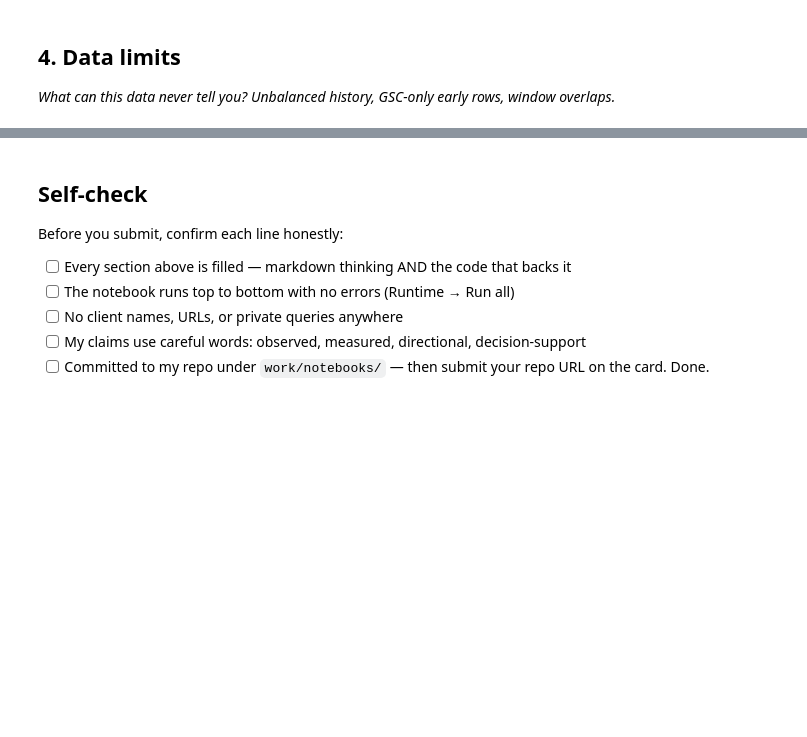
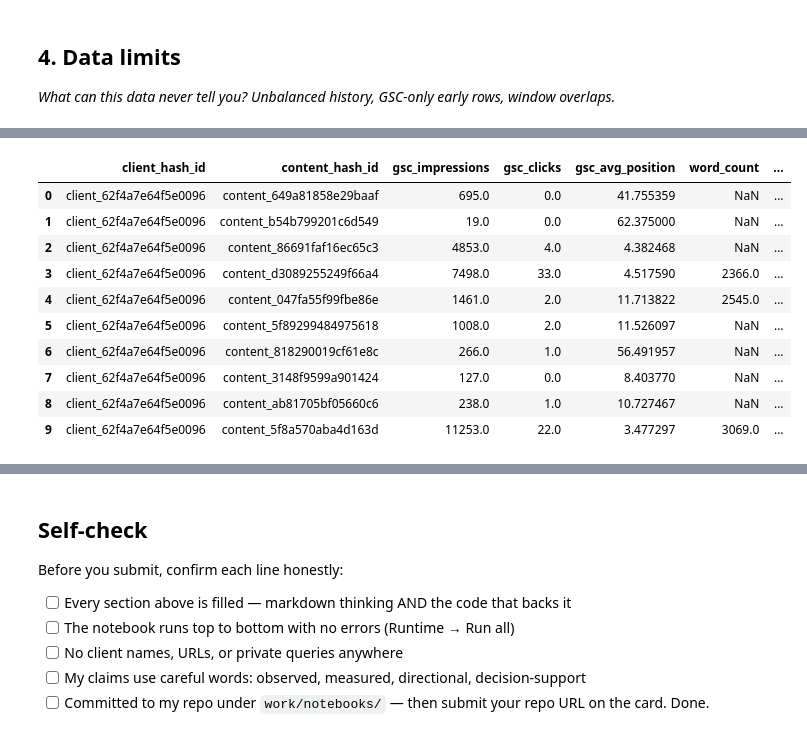
Before and after one commit to MuhammadAhmed196/flyrank-ml-internship, a Jupyter notebook: work/notebooks/w03_data_contract.ipynb, the cells around one changed output, grey strips where cells are left out. Drawn from its saved outputs; the diff is of its cells as text; code cells hidden in the pictures; blank space fills up the shorter version.

```diff
--- a/work/notebooks/w03_data_contract.ipynb
+++ b/work/notebooks/w03_data_contract.ipynb
@@ -36,0 +298,80 @@ This skeleton is yours to fill. Work the sections **in order** — each one has
+# %%
+# Register April table in DuckDB
+con.register("april_2026", tables["april_2026"])
+
+# Build a future-outcome proxy using average daily impressions.
+# This avoids comparing a 31-day March total against a 30-day April total.
+
+model_frame = con.execute("""
+    WITH march_monthly AS (
+        SELECT
+            client_hash_id,
+            content_hash_id,
+            AVG(gsc_impressions) AS march_avg_daily_impressions
+        FROM march_2026
+        WHERE gsc_data_available IS TRUE
+        GROUP BY
+            client_hash_id,
+            content_hash_id
+    ),
+
+    april_monthly AS (
+        SELECT
+            client_hash_id,
+            content_hash_id,
+            AVG(gsc_impressions) AS april_avg_daily_impressions
+        FROM april_2026
+        WHERE gsc_data_available IS TRUE
+        GROUP BY
+            client_hash_id,
+            content_hash_id
+    )
+
+    SELECT
+        f.client_hash_id,
+        f.content_hash_id,
+
+        f.gsc_impressions,
+        f.gsc_clicks,
+        f.gsc_avg_position,
+        f.word_count,
+        f.search_volume,
+
+        m.march_avg_daily_impressions,
+        a.april_avg_daily_impressions,
+
+        CASE
+            WHEN a.april_avg_daily_impressions
+                 < m.march_avg_daily_impressions
+            THEN 1
+            ELSE 0
+        END AS is_declining_target
+
+    FROM march_page_features AS f
+
+    INNER JOIN march_monthly AS m
+        ON f.client_hash_id = m.client_hash_id
+       AND f.content_hash_id = m.content_hash_id
+
+    INNER JOIN april_monthly AS a
+        ON f.client_hash_id = a.client_hash_id
+       AND f.content_hash_id = a.content_hash_id
+""").df()
+
+print("Model-frame shape:", model_frame.shape)
+
+print("\nTarget distribution:")
+display(
+    model_frame["is_declining_target"]
+    .value_counts(dropna=False)
+    .rename_axis("is_declining_target")
+    .to_frame("row_count")
+)
+
+print(
+    "\nDeclining rate:",
+    round(model_frame["is_declining_target"].mean(), 3)
+)
+
+display(model_frame.head(10))
+# %% [output]
@@ -36,0 +386,11 @@ This skeleton is yours to fill. Work the sections **in order** — each one has
+|  | client_hash_id | content_hash_id | gsc_impressions | gsc_clicks | gsc_avg_position | word_count | ... |
+| 0 | client_62f4a7e64f5e0096 | content_649a81858e29baaf | 695.0 | 0.0 | 41.755359 | NaN | ... |
+| 1 | client_62f4a7e64f5e0096 | content_b54b799201c6d549 | 19.0 | 0.0 | 62.375000 | NaN | ... |
+| 2 | client_62f4a7e64f5e0096 | content_86691faf16ec65c3 | 4853.0 | 4.0 | 4.382468 | NaN | ... |
+| 3 | client_62f4a7e64f5e0096 | content_d3089255249f66a4 | 7498.0 | 33.0 | 4.517590 | 2366.0 | ... |
+| 4 | client_62f4a7e64f5e0096 | content_047fa55f99fbe86e | 1461.0 | 2.0 | 11.713822 | 2545.0 | ... |
+| 5 | client_62f4a7e64f5e0096 | content_5f89299484975618 | 1008.0 | 2.0 | 11.526097 | NaN | ... |
+| 6 | client_62f4a7e64f5e0096 | content_818290019cf61e8c | 266.0 | 1.0 | 56.491957 | NaN | ... |
+| 7 | client_62f4a7e64f5e0096 | content_3148f9599a901424 | 127.0 | 0.0 | 8.403770 | NaN | ... |
+| 8 | client_62f4a7e64f5e0096 | content_ab81705bf05660c6 | 238.0 | 1.0 | 10.727467 | NaN | ... |
+| 9 | client_62f4a7e64f5e0096 | content_5f8a570aba4d163d | 11253.0 | 22.0 | 3.477297 | 3069.0 | ... |
```
Also changed, not shown: parts of 16 cells of this notebook.
